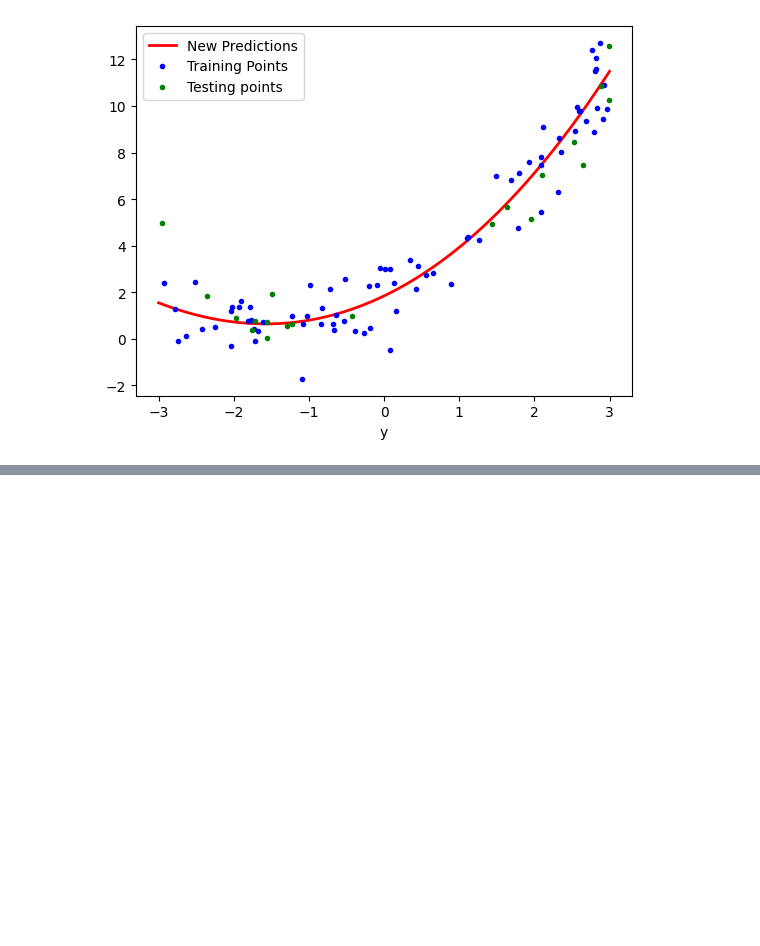
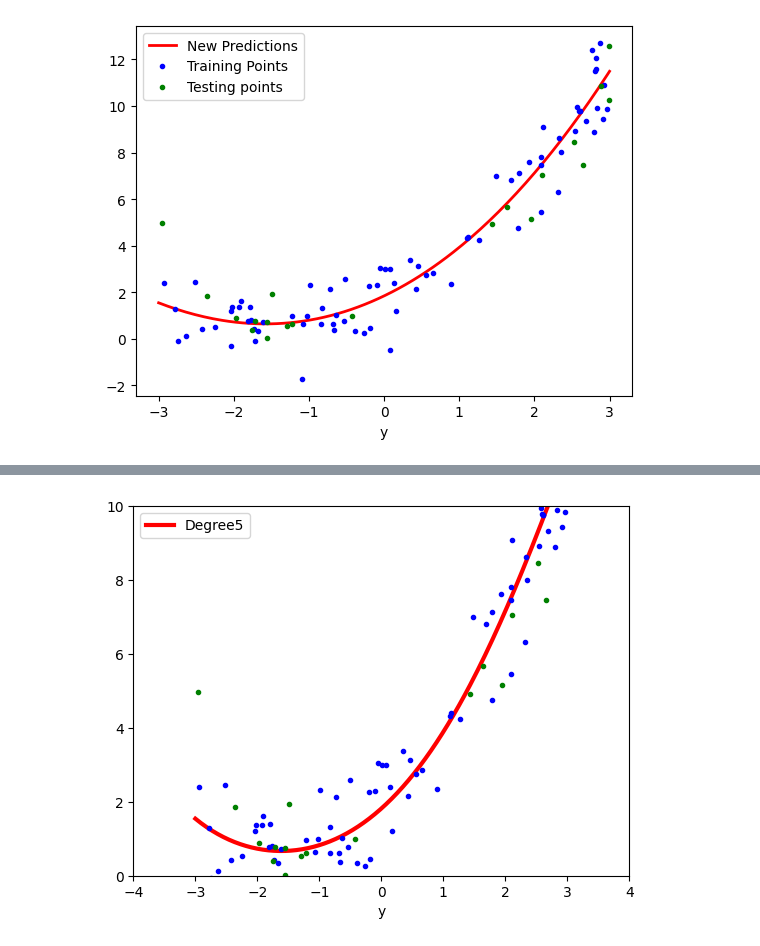
Before and after one commit to Shyam4849/Data-Science-and-Machine-Learning, a Jupyter notebook: 24-Understanding-Complete-Linear-Regression-Indepth-Intuition-and-Practicals/24.14-Polynomial-Regression-Implementation.ipynb, the cells around one changed output, grey strips where cells are left out. Saved outputs shown, nothing was run; the diff lists cells and outputs as text; code cells hidden in the pictures; blank space fills up the shorter version.

```diff
--- a/24-Understanding-Complete-Linear-Regression-Indepth-Intuition-and-Practicals/24.14-Polynomial-Regression-Implementation.ipynb
+++ b/24-Understanding-Complete-Linear-Regression-Indepth-Intuition-and-Practicals/24.14-Polynomial-Regression-Implementation.ipynb
@@ -190,0 +218,4 @@ plt.show()
+# %%
+poly_regression(5)
+# %% [output]
+[figure, added]
```
Also changed, not shown: parts of 6 cells of this notebook.
